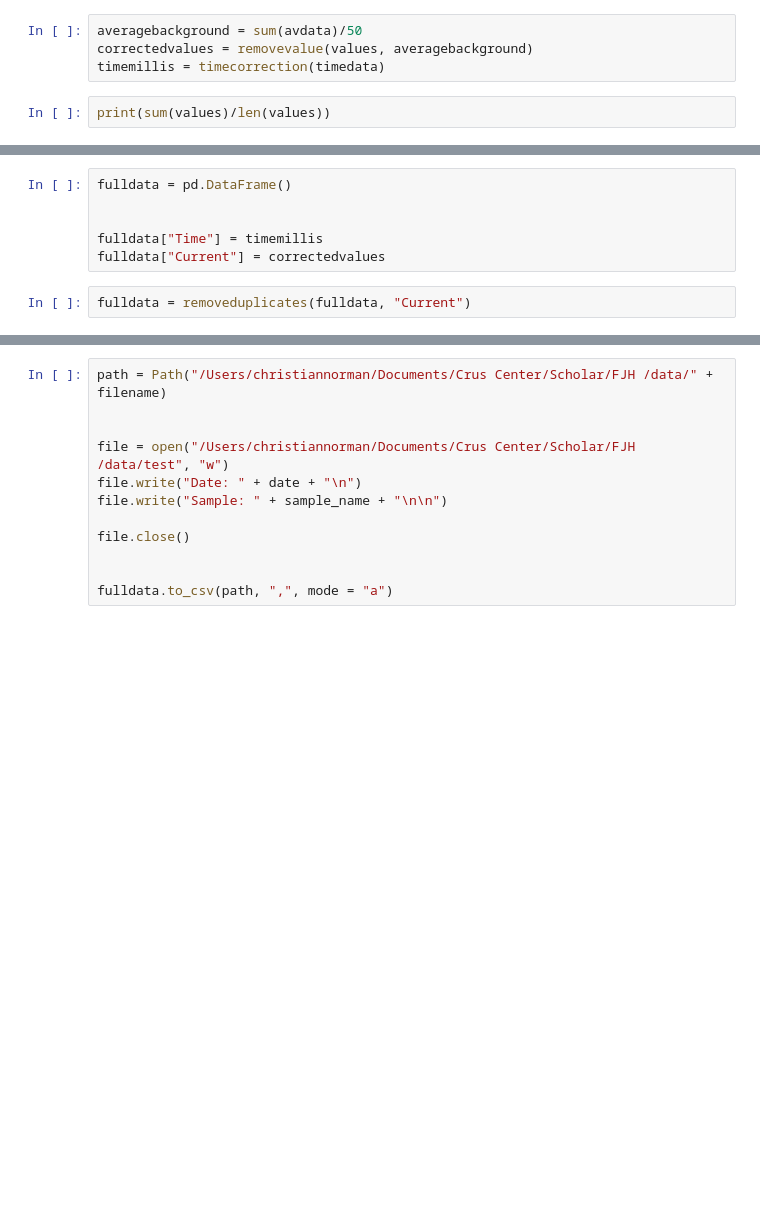
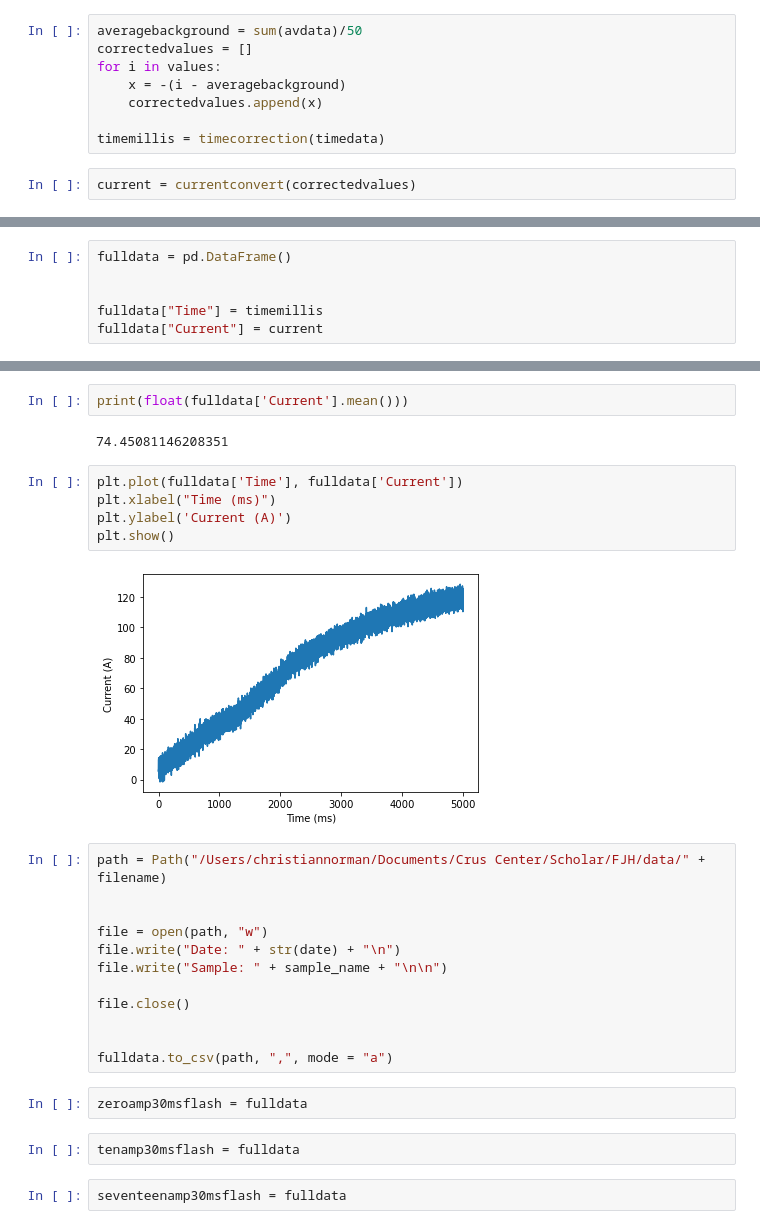
Before and after one commit to CTower87/Arduino-Hall-Effect, a Jupyter notebook: Python/FJH_python.ipynb, the cells around one changed output, grey strips where cells are left out. Drawn from its saved outputs; the diff is of its cells as text; blank space fills up the shorter version.

Commit message:
Python code to cotroll Ardiono and Ammeter
FJH code allows for the specific time ciruct is open up to 5 seconds.
Callibration code is for aiding in the calibtraion of ammeter ciruct

```diff
--- a/Python/FJH_python.ipynb
+++ b/Python/FJH_python.ipynb
@@ -74,6 +92,10 @@ for i in range(count):
 # %%
 averagebackground = sum(avdata)/50
-correctedvalues = removevalue(values, averagebackground)
+correctedvalues = []
+for i in values:
+    x = -(i - averagebackground)
+    correctedvalues.append(x)
+
 timemillis = timecorrection(timedata)
 # %%
-print(sum(values)/len(values))
+current = currentconvert(correctedvalues)
@@ -84,6 +108,4 @@ fulldata = pd.DataFrame()
 
 
 fulldata["Time"] = timemillis
-fulldata["Current"] = correctedvalues
+fulldata["Current"] = current
-# %%
-fulldata = removeduplicates(fulldata, "Current")
@@ -90,12 +127,29 @@ fulldata = removeduplicates(fulldata, "Current")
+# %%
+print(float(fulldata['Current'].mean()))
+# %% [output]
+74.45081146208351
+# %%
+plt.plot(fulldata['Time'], fulldata['Current'])
+plt.xlabel("Time (ms)")
+plt.ylabel('Current (A)')
+plt.show()
+# %% [output]
+[figure, added]
 # %%
-path = Path("/Users/christiannorman/Documents/Crus Center/Scholar/FJH /data/" + filename)
+path = Path("/Users/christiannorman/Documents/Crus Center/Scholar/FJH/data/" + filename)
 
 
-file = open("/Users/christiannorman/Documents/Crus Center/Scholar/FJH /data/test", "w")
-file.write("Date: " + date + "\n")
+file = open(path, "w")
+file.write("Date: " + str(date) + "\n")
 file.write("Sample: " + sample_name + "\n\n")
 
 file.close()
 
 
 fulldata.to_csv(path, ",", mode = "a")
+# %%
+zeroamp30msflash = fulldata
+# %%
+tenamp30msflash = fulldata
+# %%
+seventeenamp30msflash = fulldata
```
Also changed, not shown: parts of 19 cells of this notebook, 1 other file.
